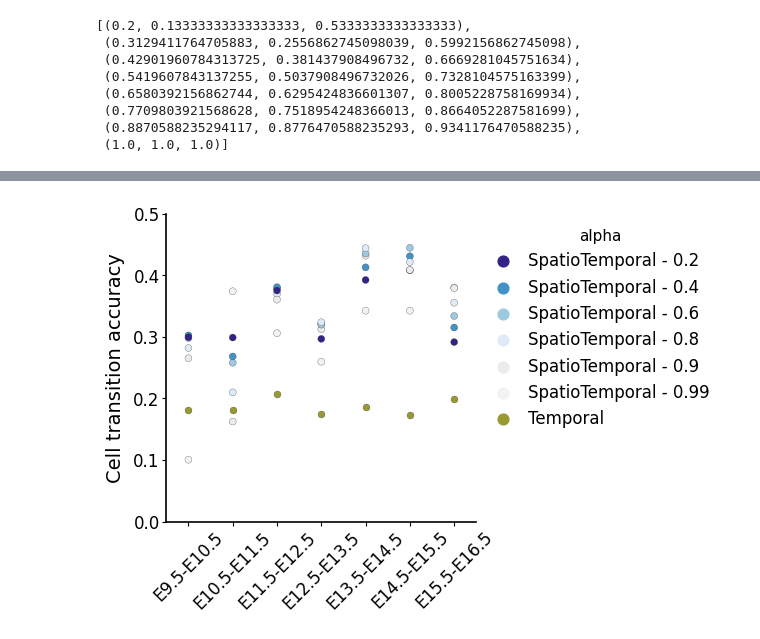
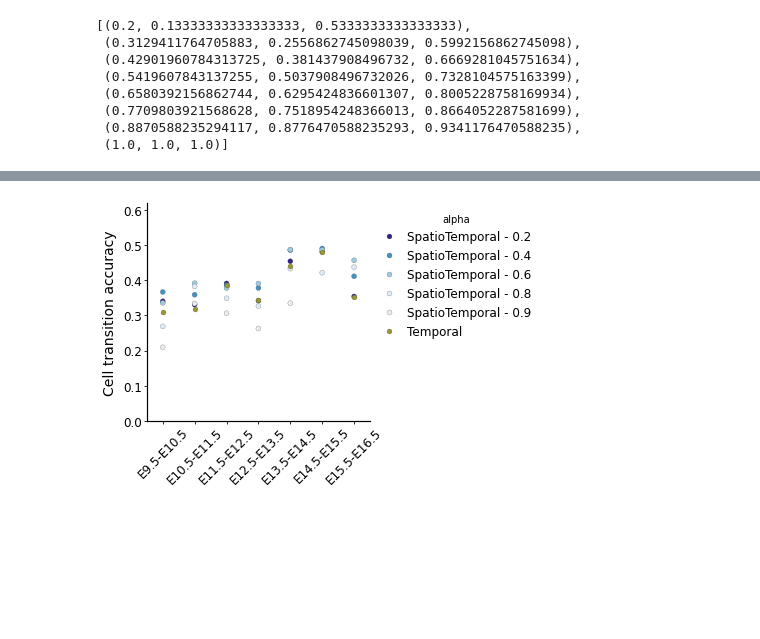
Before and after one commit to theislab/moscot-framework_reproducibility, a Jupyter notebook: notebooks/space/spatiotemporal/1_Cell_type_transition_analysis/0_grid_search/ZP_2023-04-20_spatiotemporal_fullembryo-accuracy.ipynb, the cells around one changed output, grey strips where cells are left out. Drawn from its saved outputs; the diff is of its cells as text; code cells hidden in the pictures; blank space fills up the shorter version.

Commit message:
update space/spatiotemporal

```diff
--- a/notebooks/space/spatiotemporal/1_Cell_type_transition_analysis/0_grid_search/ZP_2023-04-20_spatiotemporal_fullembryo-accuracy.ipynb
+++ b/notebooks/space/spatiotemporal/1_Cell_type_transition_analysis/0_grid_search/ZP_2023-04-20_spatiotemporal_fullembryo-accuracy.ipynb
@@ -80,4 +157,12 @@ for file in filenames:
 # %%
-res = res[res["marginals"] == "gr marginals"]
 res["type"] = "SpatioTemporal"
 res.loc[res["alpha"] == "0.0", "type"] = "Temporal"
+
+res["type_lr"] = "SpatioTemporal (LR)"
+res.loc[res["alpha"] == "0.0", "type_lr"] = "Temporal (LR)"
+
+res["balanced"] = "un-balanced"
+res.loc[(res["tau_a"] == 1.0) & (res["tau_b"] == 1.0), "balanced"] = "balanced"
+
+res["prob_type"] = res["type"] + " (LR, " + res["balanced"]  + ")"
+res.head()
@@ -84,4 +176,4 @@ res.loc[res["alpha"] == "0.0", "type"] = "Temporal"
 # %%
-res["score"] = res["score"].astype(float)
+res["accuracy"] = res["accuracy"].astype(float)
 res = res.reset_index()
 # %%
@@ -132,13 +374,17 @@ array(['0.8', '0.2', '0.0', '0.4', '0.99', '0.9', '0.6'], dtype=object)
+# %%
+res_max_alpha = res.loc[res.groupby(["tp", "prob_type", "alpha"])["accuracy"].idxmax(), :].copy()
+# %%
+res_max_alpha = res_max_alpha[res_max_alpha["prob_type"].isin(["SpatioTemporal (LR, un-balanced)", "Temporal (LR, un-balanced)"])]
 # %%
-hue_order = ['0.2', '0.4', '0.6', '0.8', '0.9', '0.99', '0.0']
+hue_order = ['0.2', '0.4', '0.6', '0.8', '0.9', '0.0']
 fig, axs = plt.subplots(1, 1, figsize=(4,4))
 ax = sns.stripplot(
     x="tp",
-    y="score",
+    y="accuracy",
     hue="alpha",
     hue_order=hue_order[:-1],
     order = ["E9.5-E10.5","E10.5-E11.5", "E11.5-E12.5", "E12.5-E13.5", "E13.5-E14.5","E14.5-E15.5", "E15.5-E16.5"],
-    data=res[res["alpha"] != "0.0"],
+    data=res_max_alpha[res_max_alpha["alpha"] != "0.0"],
     ax=axs,
     palette=["#332288", "#4292C6",  "#9ECAE1", "#DEEBF7", "#E9EBEC", "#F1F2F3"],
     linewidth=.2,
@@ -148,38 +394,36 @@ ax = sns.stripplot(
 
 ax = sns.stripplot(
     x="tp",
-    y="score",
+    y="accuracy",
     hue="alpha",
-    # hue_order=hue_order,
     order = ["E9.5-E10.5","E10.5-E11.5", "E11.5-E12.5", "E12.5-E13.5", "E13.5-E14.5","E14.5-E15.5", "E15.5-E16.5"],
-    data=res[res["alpha"] == "0.0"],
+    data=res_max_alpha[res_max_alpha["alpha"] == "0.0"],
     ax=axs,
     palette=["#999933", "#998844"],
     linewidth=.2,
     size=5,
     jitter=False
 )
 
 sns.move_legend(ax, "upper left", bbox_to_anchor=(1, 1))
 leg = ax.axes.get_legend()
 new_labels = [
     "SpatioTemporal - 0.2",
     "SpatioTemporal - 0.4",
     "SpatioTemporal - 0.6",
     "SpatioTemporal - 0.8",
     "SpatioTemporal - 0.9",
-    "SpatioTemporal - 0.99",
     "Temporal",
 
 ]
 for t, l in zip(leg.texts, new_labels):
     t.set_text(l)
 
 plt.xlabel("")
-plt.ylim(0, 0.5)
+plt.ylim(0, 0.62)
 plt.ylabel("Cell transition accuracy")
 plt.xticks(rotation=45)
-plt.savefig(FIG_DIR / "st_accuracy_alpha_prior.png", bbox_inches="tight", dpi=300)
+plt.savefig(FIG_DIR + "st_accuracy_alpha.pdf", bbox_inches="tight", dpi=300)
 plt.show()
 # %% [output]
-[figure, old version]
+[figure, new version]
```
Also changed, not shown: parts of 36 cells of this notebook, 22 other files.
